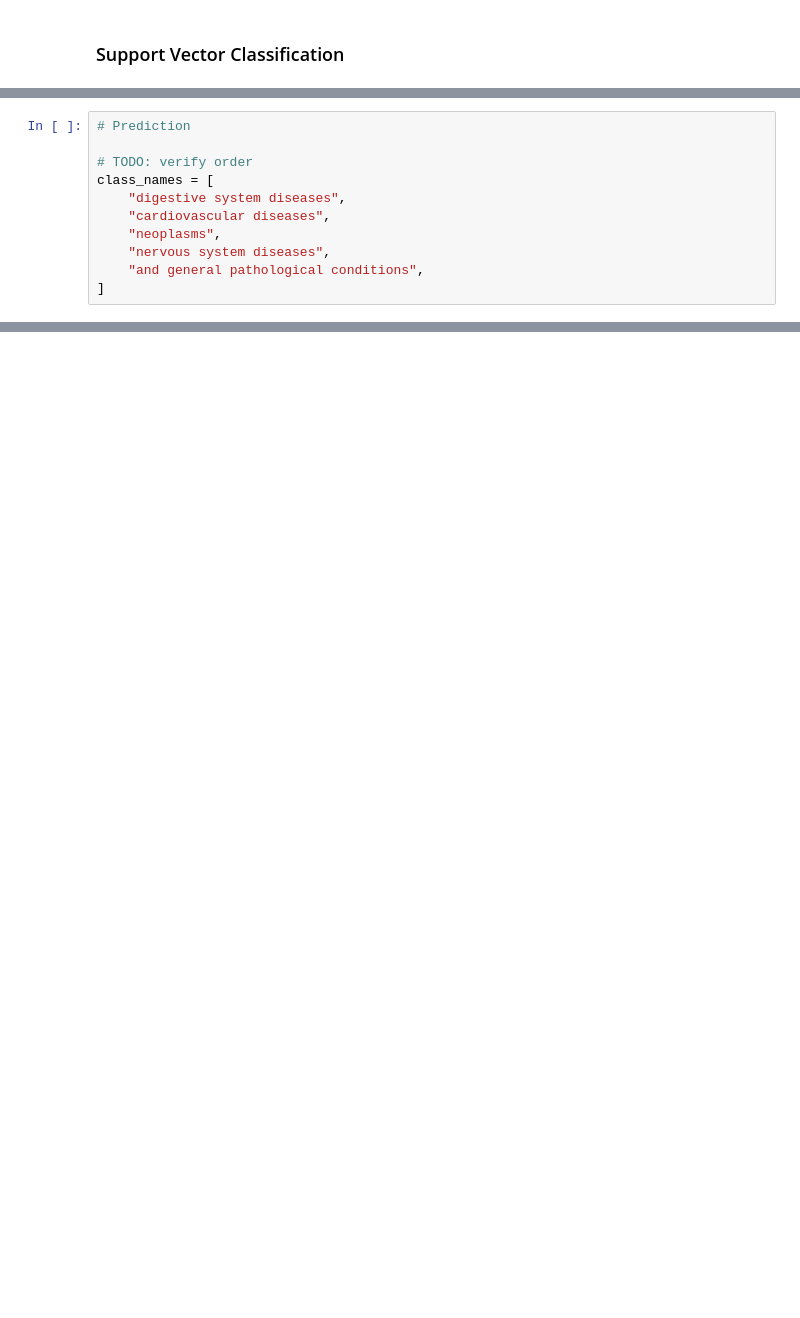
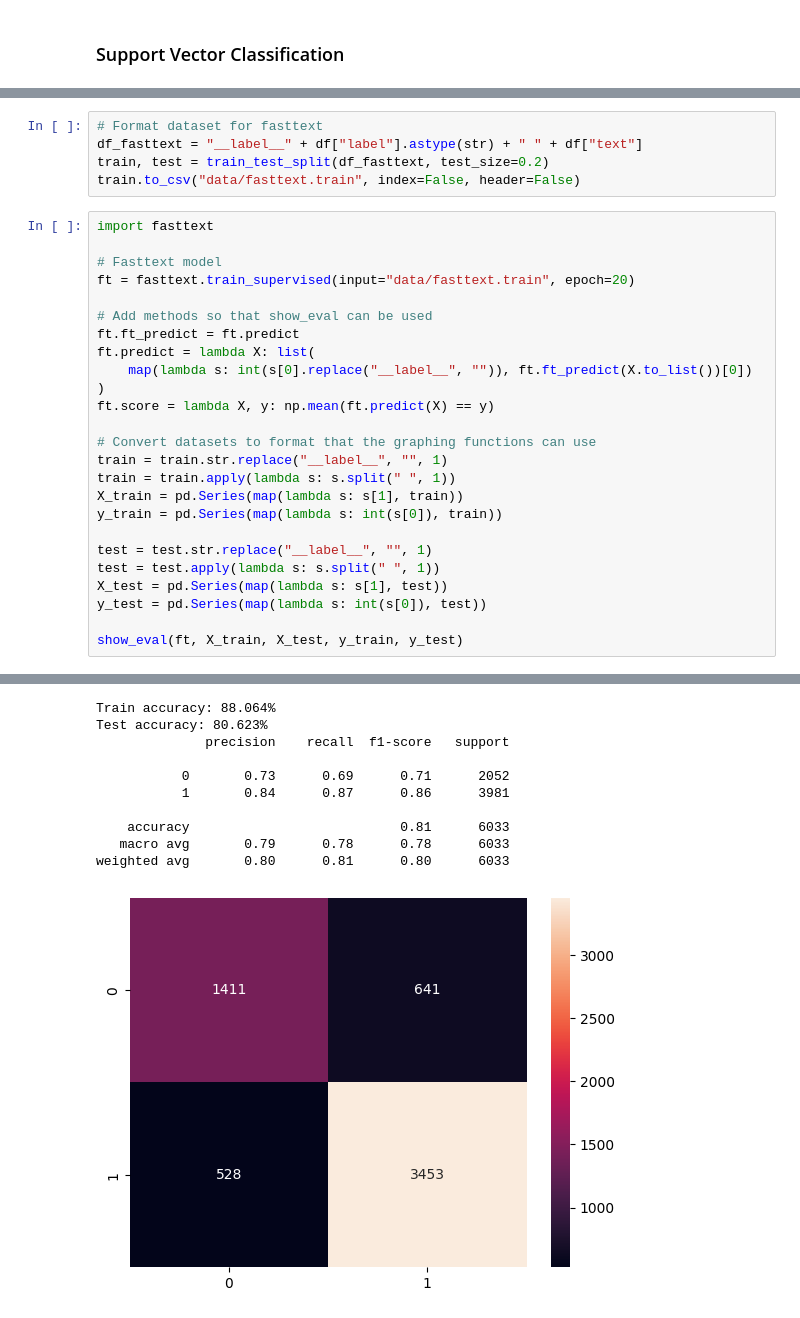
Before and after one commit to TemariVirus/NLPR-Project, a Jupyter notebook: classification.ipynb, the cells around one changed output, grey strips where cells are left out. Saved outputs shown, nothing was run; the diff lists cells and outputs as text; blank space fills up the shorter version.

```diff
--- a/classification.ipynb
+++ b/classification.ipynb
@@ -260,11 +206,31 @@ weighted avg       0.67      0.67      0.67      2246
-# %%
-# Prediction
-
-# TODO: verify order
-class_names = [
-    "digestive system diseases",
-    "cardiovascular diseases",
-    "neoplasms",
-    "nervous system diseases",
-    "and general pathological conditions",
-]
+# %%
+# Format dataset for fasttext
+df_fasttext = "__label__" + df["label"].astype(str) + " " + df["text"]
+train, test = train_test_split(df_fasttext, test_size=0.2)
+train.to_csv("data/fasttext.train", index=False, header=False)
+# %%
+import fasttext
+
+# Fasttext model
+ft = fasttext.train_supervised(input="data/fasttext.train", epoch=20)
+
+# Add methods so that show_eval can be used
+ft.ft_predict = ft.predict
+ft.predict = lambda X: list(
+    map(lambda s: int(s[0].replace("__label__", "")), ft.ft_predict(X.to_list())[0])
+)
+ft.score = lambda X, y: np.mean(ft.predict(X) == y)
+
+# Convert datasets to format that the graphing functions can use
+train = train.str.replace("__label__", "", 1)
+train = train.apply(lambda s: s.split(" ", 1))
+X_train = pd.Series(map(lambda s: s[1], train))
+y_train = pd.Series(map(lambda s: int(s[0]), train))
+
+test = test.str.replace("__label__", "", 1)
+test = test.apply(lambda s: s.split(" ", 1))
+X_test = pd.Series(map(lambda s: s[1], test))
+y_test = pd.Series(map(lambda s: int(s[0]), test))
+
+show_eval(ft, X_train, X_test, y_train, y_test)
+# %% [output]
@@ -270,0 +241,11 @@ class_names = [
+Train accuracy: 88.064%
+Test accuracy: 80.623%
+              precision    recall  f1-score   support
+
+           0       0.73      0.69      0.71      2052
+           1       0.84      0.87      0.86      3981
+
+    accuracy                           0.81      6033
+   macro avg       0.79      0.78      0.78      6033
+weighted avg       0.80      0.81      0.80      6033
+[figure, added]
```
Also changed, not shown: parts of 27 cells of this notebook, 2 other files.
